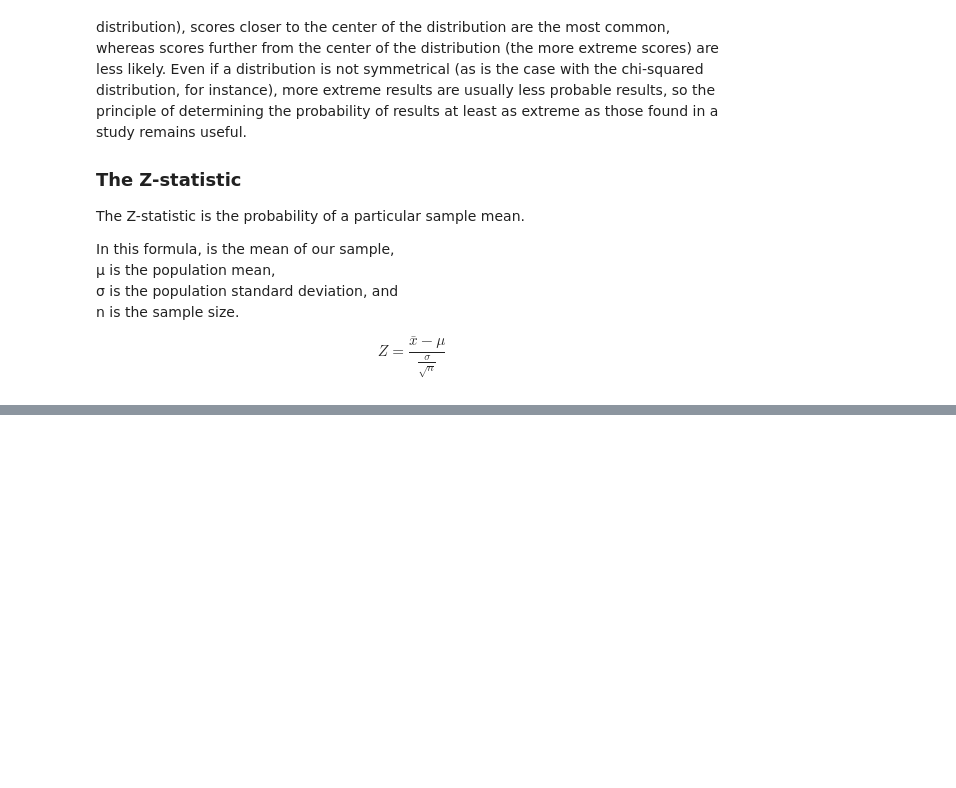
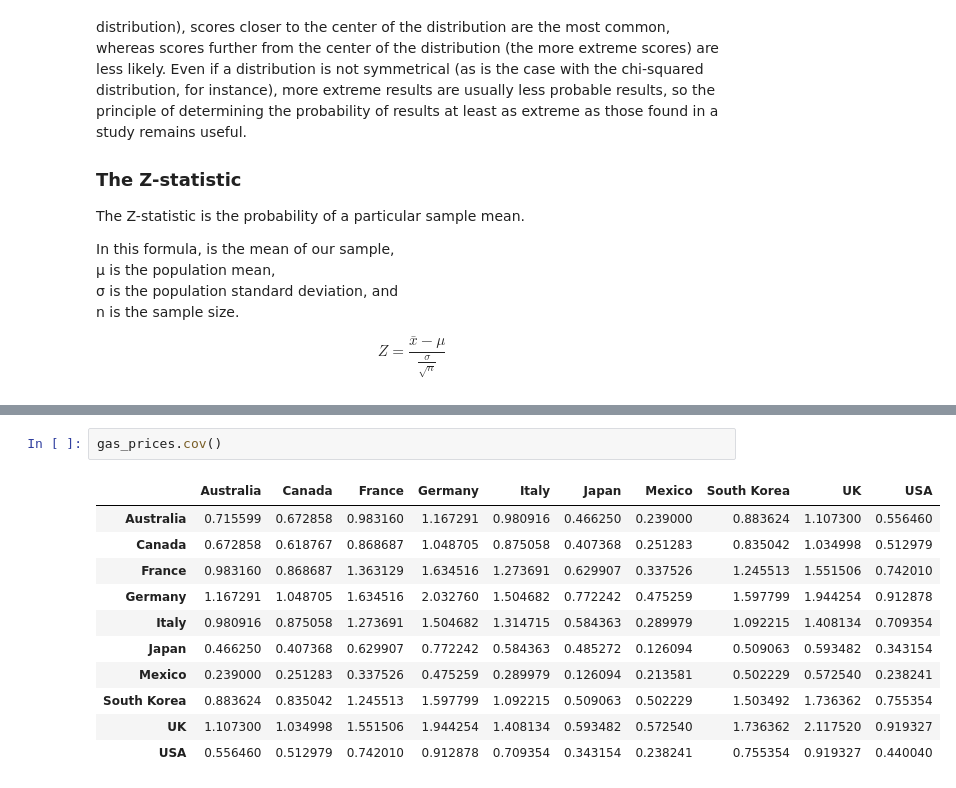
Before and after one commit to jonathanhild/notebooks, a Jupyter notebook: stats_inferential.ipynb, the cells around one changed output, grey strips where cells are left out. Drawn from its saved outputs; the diff is of its cells as text; blank space fills up the shorter version.

```diff
--- a/stats_inferential.ipynb
+++ b/stats_inferential.ipynb
@@ -235,0 +172,14 @@ plt.show()
+# %%
+gas_prices.cov()
+# %% [output]
+|  | Australia | Canada | France | Germany | Italy | Japan | Mexico | South Korea | UK | USA |
+| Australia | 0.715599 | 0.672858 | 0.983160 | 1.167291 | 0.980916 | 0.466250 | 0.239000 | 0.883624 | 1.107300 | 0.556460 |
+| Canada | 0.672858 | 0.618767 | 0.868687 | 1.048705 | 0.875058 | 0.407368 | 0.251283 | 0.835042 | 1.034998 | 0.512979 |
+| France | 0.983160 | 0.868687 | 1.363129 | 1.634516 | 1.273691 | 0.629907 | 0.337526 | 1.245513 | 1.551506 | 0.742010 |
+| Germany | 1.167291 | 1.048705 | 1.634516 | 2.032760 | 1.504682 | 0.772242 | 0.475259 | 1.597799 | 1.944254 | 0.912878 |
+| Italy | 0.980916 | 0.875058 | 1.273691 | 1.504682 | 1.314715 | 0.584363 | 0.289979 | 1.092215 | 1.408134 | 0.709354 |
+| Japan | 0.466250 | 0.407368 | 0.629907 | 0.772242 | 0.584363 | 0.485272 | 0.126094 | 0.509063 | 0.593482 | 0.343154 |
+| Mexico | 0.239000 | 0.251283 | 0.337526 | 0.475259 | 0.289979 | 0.126094 | 0.213581 | 0.502229 | 0.572540 | 0.238241 |
+| South Korea | 0.883624 | 0.835042 | 1.245513 | 1.597799 | 1.092215 | 0.509063 | 0.502229 | 1.503492 | 1.736362 | 0.755354 |
+| UK | 1.107300 | 1.034998 | 1.551506 | 1.944254 | 1.408134 | 0.593482 | 0.572540 | 1.736362 | 2.117520 | 0.919327 |
+| USA | 0.556460 | 0.512979 | 0.742010 | 0.912878 | 0.709354 | 0.343154 | 0.238241 | 0.755354 | 0.919327 | 0.440040 |
```
Also changed, not shown: parts of 31 cells of this notebook, 2 other files.
